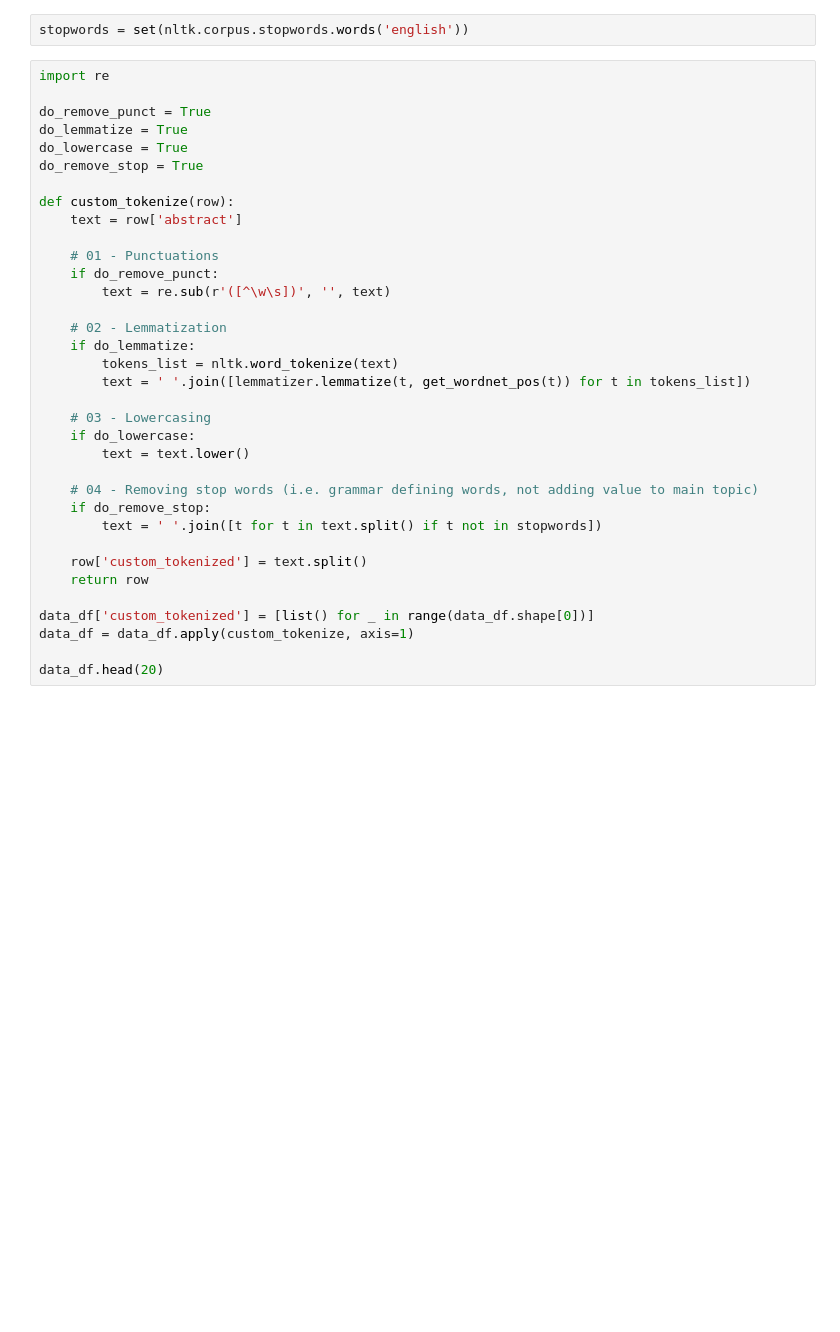
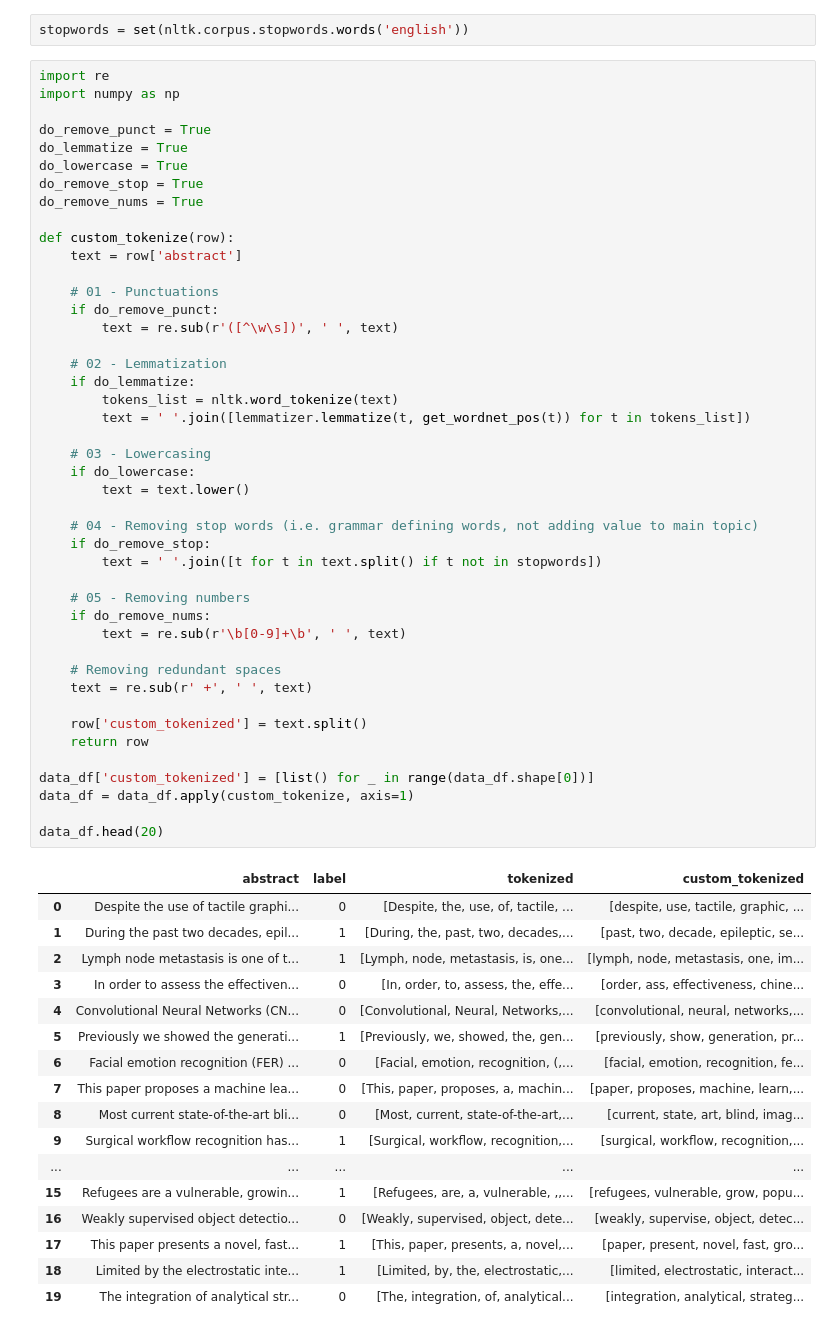
Before and after one commit to davesuketu215/NLP-ML-Learning-Series, a Jupyter notebook: 02 Vectorization.ipynb, the cells around one changed output. Drawn from its saved outputs; the diff is of its cells as text; blank space fills up the shorter version.

```diff
--- a/02 Vectorization.ipynb
+++ b/02 Vectorization.ipynb
@@ -30,36 +32,63 @@ def get_wordnet_pos(word):
 stopwords = set(nltk.corpus.stopwords.words('english'))
 # %%
 import re
+import numpy as np
 
 do_remove_punct = True
 do_lemmatize = True
 do_lowercase = True
 do_remove_stop = True
+do_remove_nums = True
 
 def custom_tokenize(row):
     text = row['abstract']
 
     # 01 - Punctuations
     if do_remove_punct:
-        text = re.sub(r'([^\w\s])', '', text)
+        text = re.sub(r'([^\w\s])', ' ', text)
 
     # 02 - Lemmatization
     if do_lemmatize:
         tokens_list = nltk.word_tokenize(text)
         text = ' '.join([lemmatizer.lemmatize(t, get_wordnet_pos(t)) for t in tokens_list])
 
     # 03 - Lowercasing
     if do_lowercase:
         text = text.lower()
 
     # 04 - Removing stop words (i.e. grammar defining words, not adding value to main topic)
     if do_remove_stop:
         text = ' '.join([t for t in text.split() if t not in stopwords])
 
+    # 05 - Removing numbers
+    if do_remove_nums:
+        text = re.sub(r'\b[0-9]+\b', ' ', text)
+
+    # Removing redundant spaces
+    text = re.sub(r' +', ' ', text)
+
     row['custom_tokenized'] = text.split()
     return row
 
 data_df['custom_tokenized'] = [list() for _ in range(data_df.shape[0])]
 data_df = data_df.apply(custom_tokenize, axis=1)
 
 data_df.head(20)
+# %% [output]
+|  | abstract | label | tokenized | custom_tokenized |
+| 0 | Despite the use of tactile graphi... | 0 | [Despite, the, use, of, tactile, ... | [despite, use, tactile, graphic, ... |
+| 1 | During the past two decades, epil... | 1 | [During, the, past, two, decades,... | [past, two, decade, epileptic, se... |
+| 2 | Lymph node metastasis is one of t... | 1 | [Lymph, node, metastasis, is, one... | [lymph, node, metastasis, one, im... |
+| 3 | In order to assess the effectiven... | 0 | [In, order, to, assess, the, effe... | [order, ass, effectiveness, chine... |
+| 4 | Convolutional Neural Networks (CN... | 0 | [Convolutional, Neural, Networks,... | [convolutional, neural, networks,... |
+| 5 | Previously we showed the generati... | 1 | [Previously, we, showed, the, gen... | [previously, show, generation, pr... |
+| 6 | Facial emotion recognition (FER) ... | 0 | [Facial, emotion, recognition, (,... | [facial, emotion, recognition, fe... |
+| 7 | This paper proposes a machine lea... | 0 | [This, paper, proposes, a, machin... | [paper, proposes, machine, learn,... |
+| 8 | Most current state-of-the-art bli... | 0 | [Most, current, state-of-the-art,... | [current, state, art, blind, imag... |
+| 9 | Surgical workflow recognition has... | 1 | [Surgical, workflow, recognition,... | [surgical, workflow, recognition,... |
+| ... | ... | ... | ... | ... |
+| 15 | Refugees are a vulnerable, growin... | 1 | [Refugees, are, a, vulnerable, ,,... | [refugees, vulnerable, grow, popu... |
+| 16 | Weakly supervised object detectio... | 0 | [Weakly, supervised, object, dete... | [weakly, supervise, object, detec... |
+| 17 | This paper presents a novel, fast... | 1 | [This, paper, presents, a, novel,... | [paper, present, novel, fast, gro... |
+| 18 | Limited by the electrostatic inte... | 1 | [Limited, by, the, electrostatic,... | [limited, electrostatic, interact... |
+| 19 | The integration of analytical str... | 0 | [The, integration, of, analytical... | [integration, analytical, strateg... |
```
Also changed, not shown: parts of 86 cells of this notebook, 3 other files.
